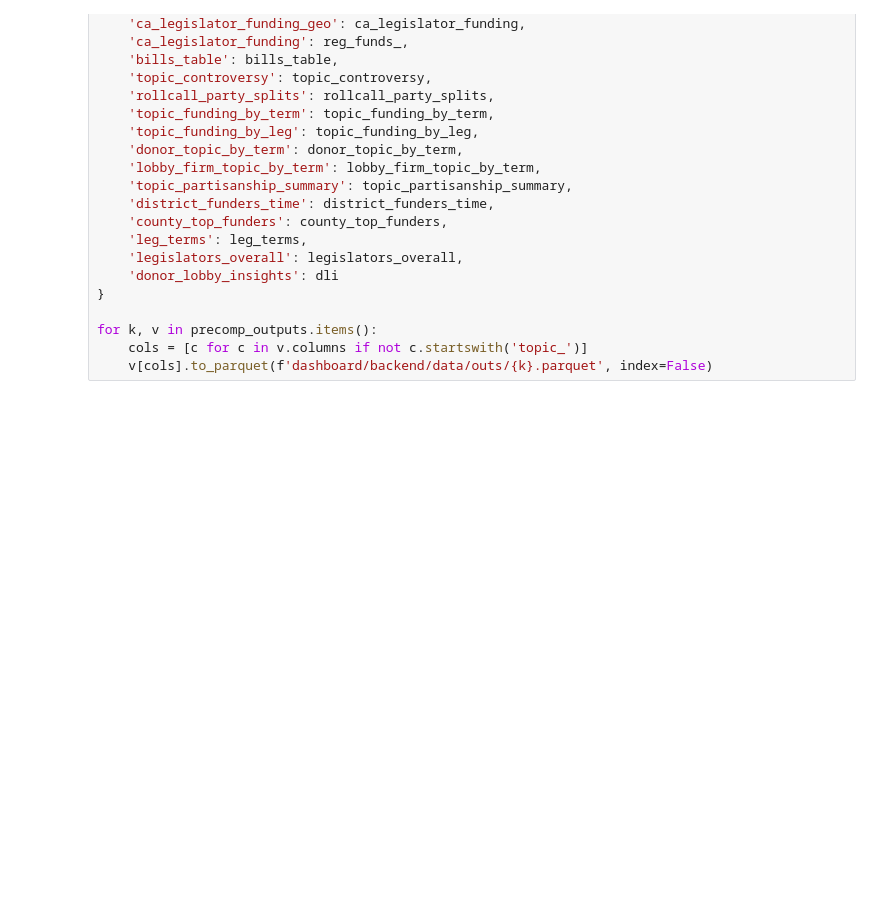
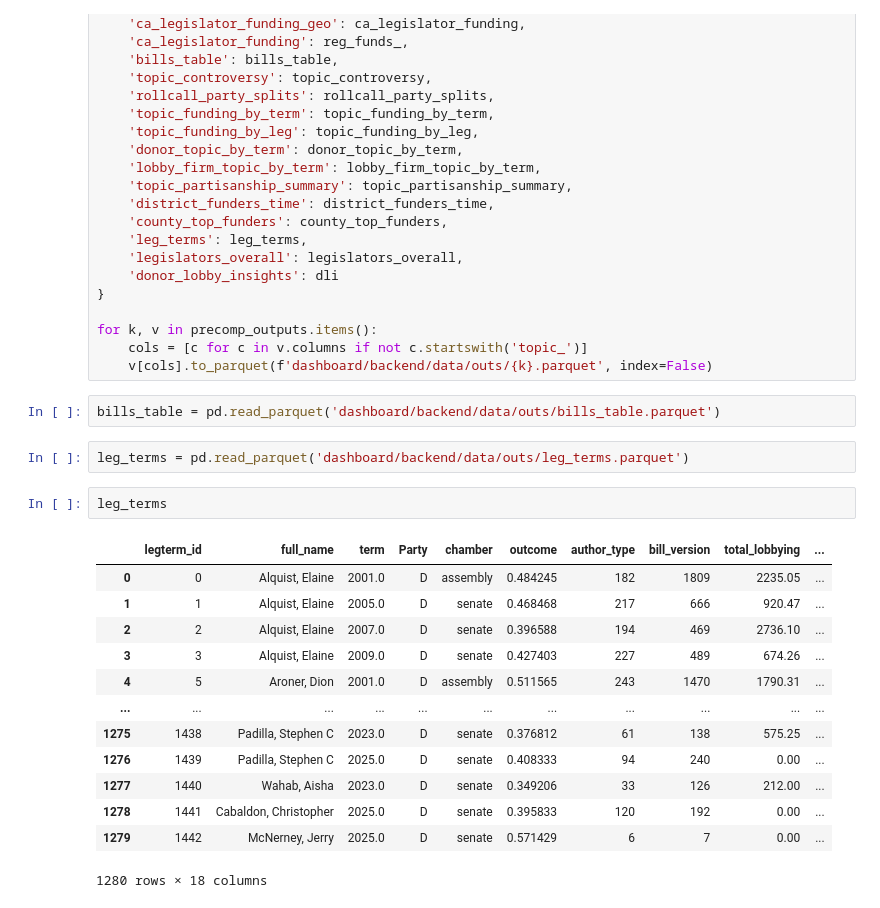
Before and after one commit to emeliasprott/Capstone, a Jupyter notebook: comps.ipynb, the cells around one changed output. Drawn from its saved outputs; the diff is of its cells as text; blank space fills up the shorter version.

```diff
--- a/comps.ipynb
+++ b/comps.ipynb
@@ -1316,3 +1316,23 @@ precomp_outputs = {
 for k, v in precomp_outputs.items():
     cols = [c for c in v.columns if not c.startswith('topic_')]
     v[cols].to_parquet(f'dashboard/backend/data/outs/{k}.parquet', index=False)
+# %%
+bills_table = pd.read_parquet('dashboard/backend/data/outs/bills_table.parquet')
+# %%
+leg_terms = pd.read_parquet('dashboard/backend/data/outs/leg_terms.parquet')
+# %%
+leg_terms
+# %% [output]
+|  | legterm_id | full_name | term | Party | chamber | outcome | author_type | bill_version | total_lobbying | ... |
+| 0 | 0 | Alquist, Elaine | 2001.0 | D | assembly | 0.484245 | 182 | 1809 | 2235.05 | ... |
+| 1 | 1 | Alquist, Elaine | 2005.0 | D | senate | 0.468468 | 217 | 666 | 920.47 | ... |
+| 2 | 2 | Alquist, Elaine | 2007.0 | D | senate | 0.396588 | 194 | 469 | 2736.10 | ... |
+| 3 | 3 | Alquist, Elaine | 2009.0 | D | senate | 0.427403 | 227 | 489 | 674.26 | ... |
+| 4 | 5 | Aroner, Dion | 2001.0 | D | assembly | 0.511565 | 243 | 1470 | 1790.31 | ... |
+| ... | ... | ... | ... | ... | ... | ... | ... | ... | ... | ... |
+| 1275 | 1438 | Padilla, Stephen C | 2023.0 | D | senate | 0.376812 | 61 | 138 | 575.25 | ... |
+| 1276 | 1439 | Padilla, Stephen C | 2025.0 | D | senate | 0.408333 | 94 | 240 | 0.00 | ... |
+| 1277 | 1440 | Wahab, Aisha | 2023.0 | D | senate | 0.349206 | 33 | 126 | 212.00 | ... |
+| 1278 | 1441 | Cabaldon, Christopher | 2025.0 | D | senate | 0.395833 | 120 | 192 | 0.00 | ... |
+| 1279 | 1442 | McNerney, Jerry | 2025.0 | D | senate | 0.571429 | 6 | 7 | 0.00 | ... |
+1280 rows × 18 columns
```
Also changed, not shown: 10 other files.
